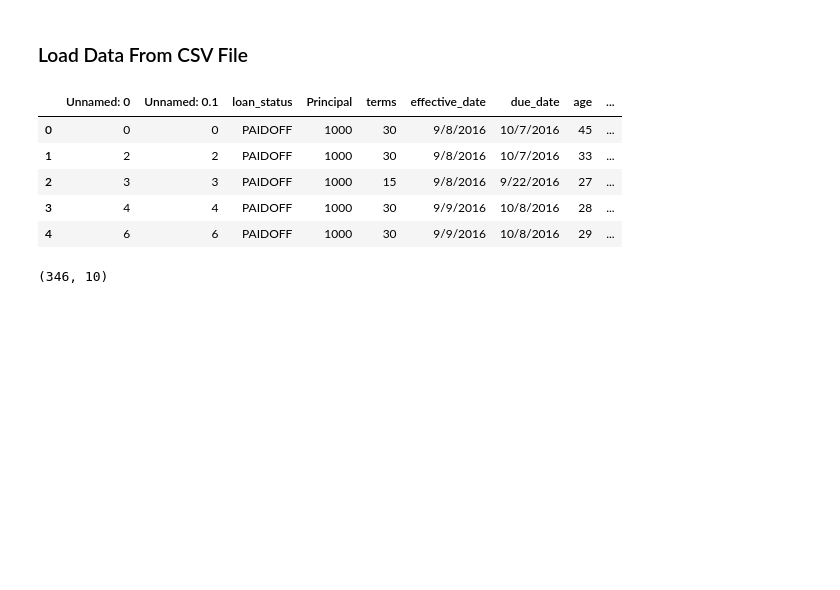
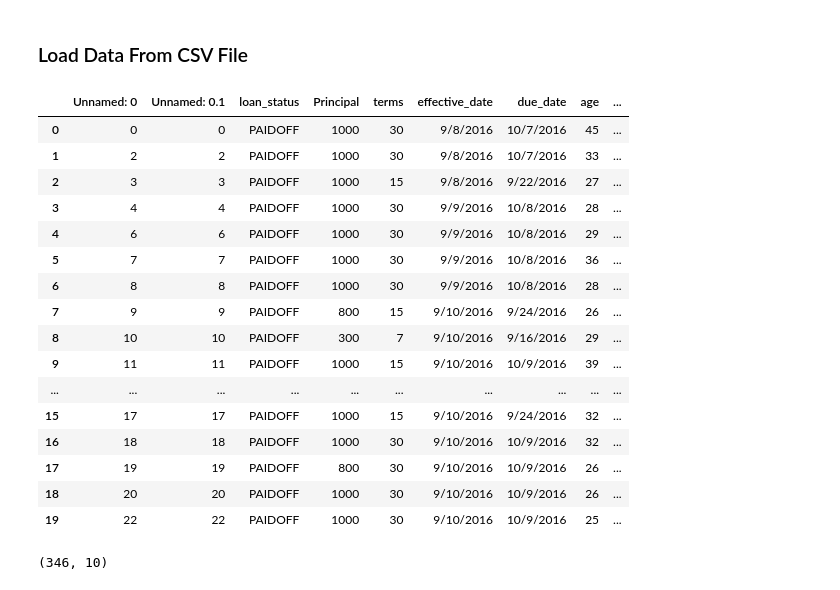
Before and after one commit to beltrewilton/coursera_capstone_mlpython, a Jupyter notebook: Wilton_Capstone_Notebook.ipynb, the cells around one changed output. Saved outputs shown, nothing was run; the diff lists cells and outputs as text; code cells hidden in the pictures; blank space fills up the shorter version.

```diff
--- a/Wilton_Capstone_Notebook.ipynb
+++ b/Wilton_Capstone_Notebook.ipynb
@@ -52,14 +52,25 @@ loan_train.csv      100%[===================>]  22.56K  --.-KB/s    in 0.03s
 ### Load Data From CSV File
 # %%
 df = pd.read_csv('loan_train.csv')
-df.head()
+df.head(20)
 # %% [output]
 |  | Unnamed: 0 | Unnamed: 0.1 | loan_status | Principal | terms | effective_date | due_date | age | ... |
 | 0 | 0 | 0 | PAIDOFF | 1000 | 30 | 9/8/2016 | 10/7/2016 | 45 | ... |
 | 1 | 2 | 2 | PAIDOFF | 1000 | 30 | 9/8/2016 | 10/7/2016 | 33 | ... |
 | 2 | 3 | 3 | PAIDOFF | 1000 | 15 | 9/8/2016 | 9/22/2016 | 27 | ... |
 | 3 | 4 | 4 | PAIDOFF | 1000 | 30 | 9/9/2016 | 10/8/2016 | 28 | ... |
 | 4 | 6 | 6 | PAIDOFF | 1000 | 30 | 9/9/2016 | 10/8/2016 | 29 | ... |
+| 5 | 7 | 7 | PAIDOFF | 1000 | 30 | 9/9/2016 | 10/8/2016 | 36 | ... |
+| 6 | 8 | 8 | PAIDOFF | 1000 | 30 | 9/9/2016 | 10/8/2016 | 28 | ... |
+| 7 | 9 | 9 | PAIDOFF | 800 | 15 | 9/10/2016 | 9/24/2016 | 26 | ... |
+| 8 | 10 | 10 | PAIDOFF | 300 | 7 | 9/10/2016 | 9/16/2016 | 29 | ... |
+| 9 | 11 | 11 | PAIDOFF | 1000 | 15 | 9/10/2016 | 10/9/2016 | 39 | ... |
+| ... | ... | ... | ... | ... | ... | ... | ... | ... | ... |
+| 15 | 17 | 17 | PAIDOFF | 1000 | 15 | 9/10/2016 | 9/24/2016 | 32 | ... |
+| 16 | 18 | 18 | PAIDOFF | 1000 | 30 | 9/10/2016 | 10/9/2016 | 32 | ... |
+| 17 | 19 | 19 | PAIDOFF | 800 | 30 | 9/10/2016 | 10/9/2016 | 26 | ... |
+| 18 | 20 | 20 | PAIDOFF | 1000 | 30 | 9/10/2016 | 10/9/2016 | 26 | ... |
+| 19 | 22 | 22 | PAIDOFF | 1000 | 30 | 9/10/2016 | 10/9/2016 | 25 | ... |
 # %%
 df.shape
 # %% [output]
```
Also changed, not shown: parts of 22 cells of this notebook.
